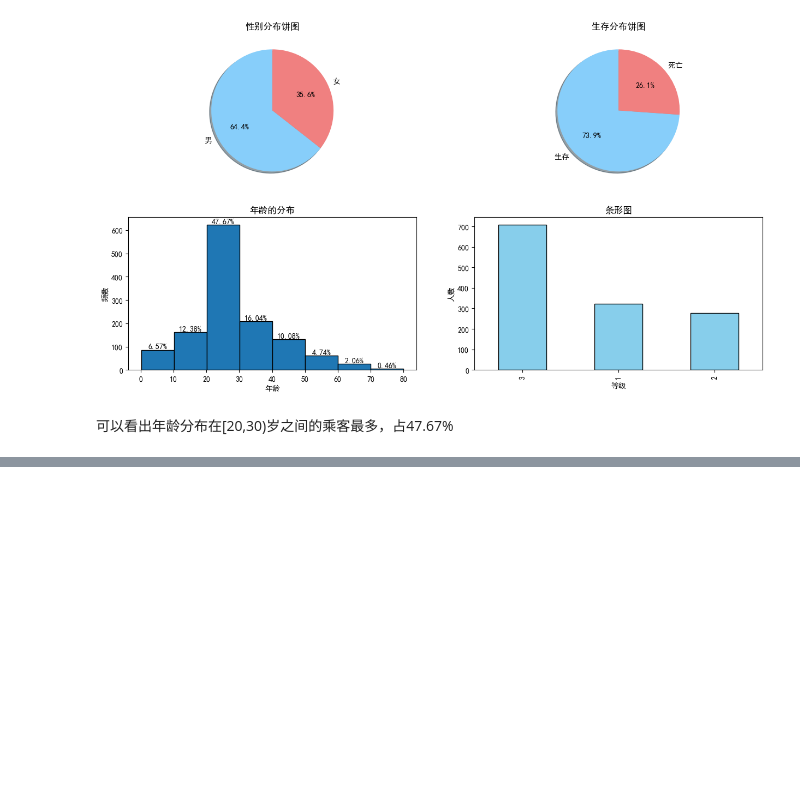
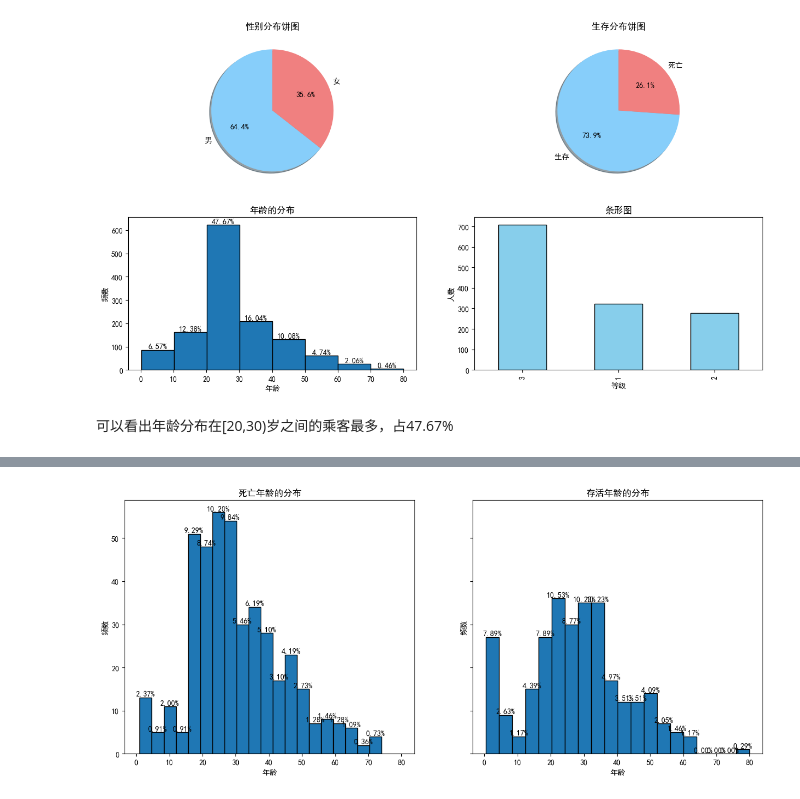
Before and after one commit to zhangyi20000/DataAnalysis, a Jupyter notebook: jupyter_notebook/titanic.ipynb, the cells around one changed output, grey strips where cells are left out. Cells and saved outputs as stored; diff of their text form; code cells hidden in the pictures; blank space fills up the shorter version.

```diff
--- a/jupyter_notebook/titanic.ipynb
+++ b/jupyter_notebook/titanic.ipynb
@@ -176,0 +337,35 @@ plt.show()
+# %%
+survived=train_data[train_data["Survived"]==1]
+died=train_data[train_data["Survived"]==0]
+# %%
+fig, axes =plt.subplots(1,2, sharex=True, sharey=True,figsize=(15, 6))
+n, bins, patches = axes[0].hist(died['Age'],bins=20,edgecolor='black')
+total=len(died['Age'])
+for i in range(len(n)):
+    axes[0].text(
+        bins[i] + (bins[i+1] - bins[i]) / 2,  # x 位置：柱子中心
+        n[i] + 0.1,                            # y 位置：柱子高度上方
+        f'{n[i]/total:.2%}',                         # 显示的文本（频率）
+        ha='center',                            # 水平对齐方式
+        va='bottom'                             # 垂直对齐方式
+    )
+axes[0].set_title('死亡年龄的分布')
+axes[0].set_xlabel('年龄')
+axes[0].set_ylabel('频数')
+
+n, bins, patches = axes[1].hist(survived['Age'],bins=20,edgecolor='black')
+total=len(survived['Age'])
+for i in range(len(n)):
+    axes[1].text(
+        bins[i] + (bins[i+1] - bins[i]) / 2,  # x 位置：柱子中心
+        n[i] + 0.1,                            # y 位置：柱子高度上方
+        f'{n[i]/total:.2%}',                         # 显示的文本（频率）
+        ha='center',                            # 水平对齐方式
+        va='bottom'                             # 垂直对齐方式
+    )
+axes[1].set_title('存活年龄的分布')
+axes[1].set_xlabel('年龄')
+axes[1].set_ylabel('频数')
+plt.show()
+# %% [output]
+[figure, added]
```
Also changed, not shown: parts of 30 cells of this notebook, 11 other files.
